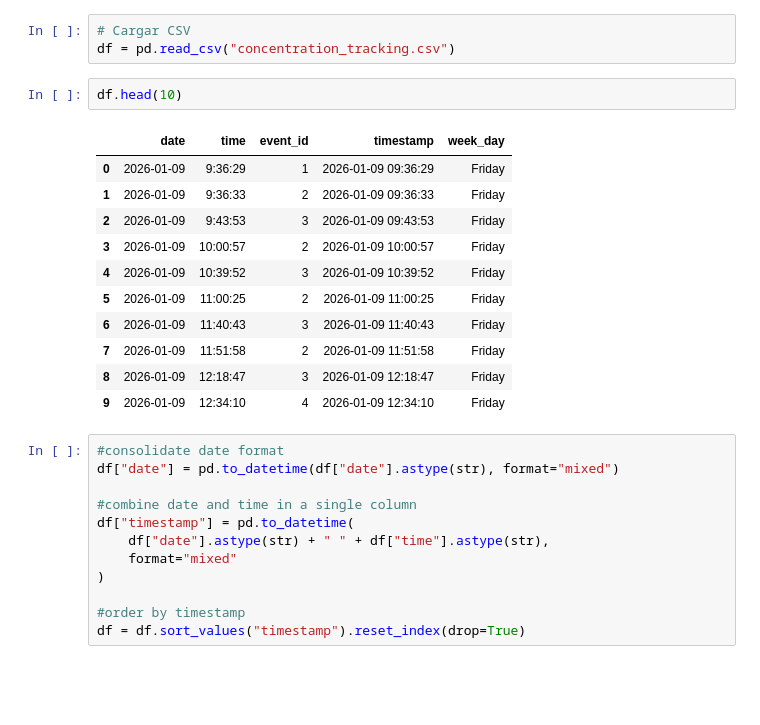
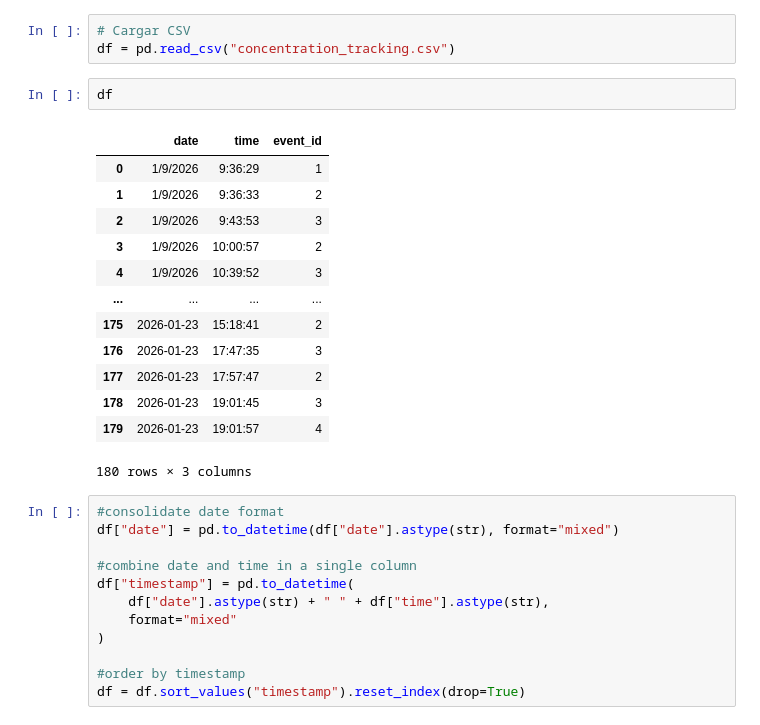
Before and after one commit to AlexBecerril/work-focus-tracker, a Jupyter notebook: concentration_alysis.ipynb, the cells around one changed output. Cells and saved outputs as stored; diff of their text form; blank space fills up the shorter version.

```diff
--- a/concentration_alysis.ipynb
+++ b/concentration_alysis.ipynb
@@ -78,19 +89,21 @@ def resumen_diario(jornada_df, concentracion_df):
 # Cargar CSV
 df = pd.read_csv("concentration_tracking.csv")
 # %%
-df.head(10)
+df
 # %% [output]
-|  | date | time | event_id | timestamp | week_day |
-| 0 | 2026-01-09 | 9:36:29 | 1 | 2026-01-09 09:36:29 | Friday |
-| 1 | 2026-01-09 | 9:36:33 | 2 | 2026-01-09 09:36:33 | Friday |
-| 2 | 2026-01-09 | 9:43:53 | 3 | 2026-01-09 09:43:53 | Friday |
-| 3 | 2026-01-09 | 10:00:57 | 2 | 2026-01-09 10:00:57 | Friday |
-| 4 | 2026-01-09 | 10:39:52 | 3 | 2026-01-09 10:39:52 | Friday |
-| 5 | 2026-01-09 | 11:00:25 | 2 | 2026-01-09 11:00:25 | Friday |
-| 6 | 2026-01-09 | 11:40:43 | 3 | 2026-01-09 11:40:43 | Friday |
-| 7 | 2026-01-09 | 11:51:58 | 2 | 2026-01-09 11:51:58 | Friday |
-| 8 | 2026-01-09 | 12:18:47 | 3 | 2026-01-09 12:18:47 | Friday |
-| 9 | 2026-01-09 | 12:34:10 | 4 | 2026-01-09 12:34:10 | Friday |
+|  | date | time | event_id |
+| 0 | 1/9/2026 | 9:36:29 | 1 |
+| 1 | 1/9/2026 | 9:36:33 | 2 |
+| 2 | 1/9/2026 | 9:43:53 | 3 |
+| 3 | 1/9/2026 | 10:00:57 | 2 |
+| 4 | 1/9/2026 | 10:39:52 | 3 |
+| ... | ... | ... | ... |
+| 175 | 2026-01-23 | 15:18:41 | 2 |
+| 176 | 2026-01-23 | 17:47:35 | 3 |
+| 177 | 2026-01-23 | 17:57:47 | 2 |
+| 178 | 2026-01-23 | 19:01:45 | 3 |
+| 179 | 2026-01-23 | 19:01:57 | 4 |
+180 rows × 3 columns
 # %%
 #consolidate date format
 df["date"] = pd.to_datetime(df["date"].astype(str), format="mixed")
```
Also changed, not shown: parts of 8 cells of this notebook, 7 other files.
